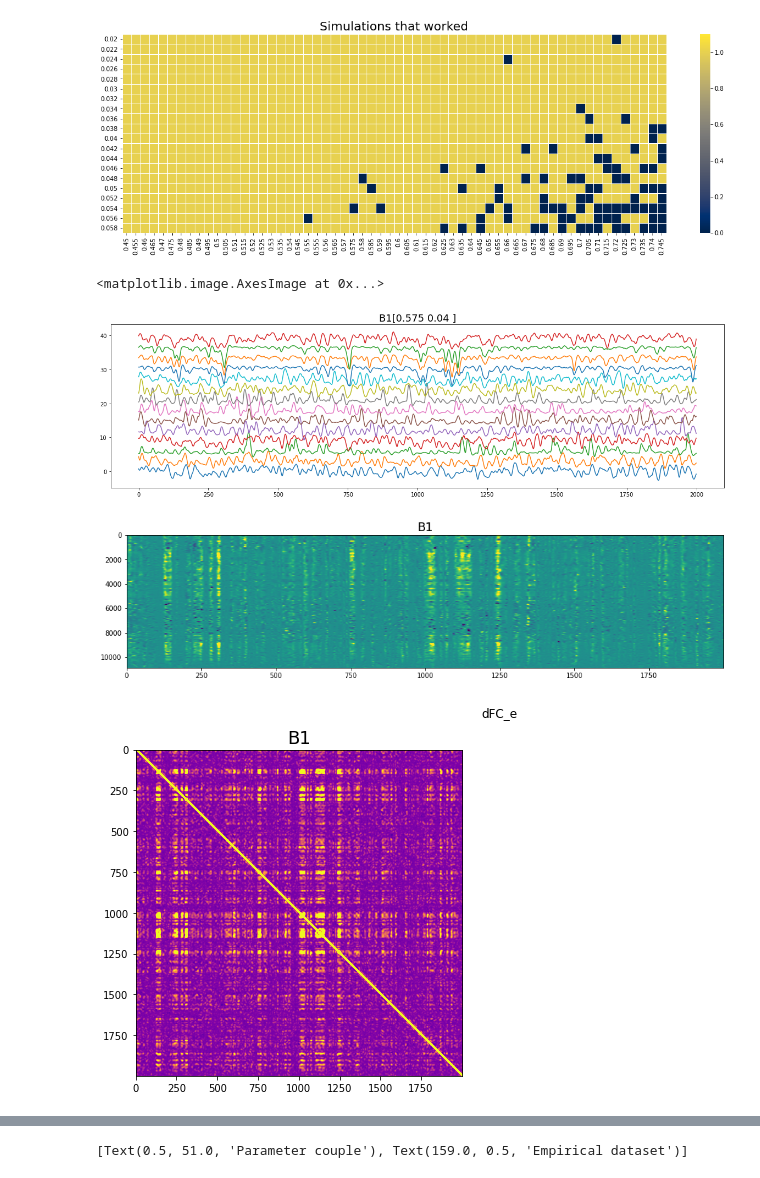
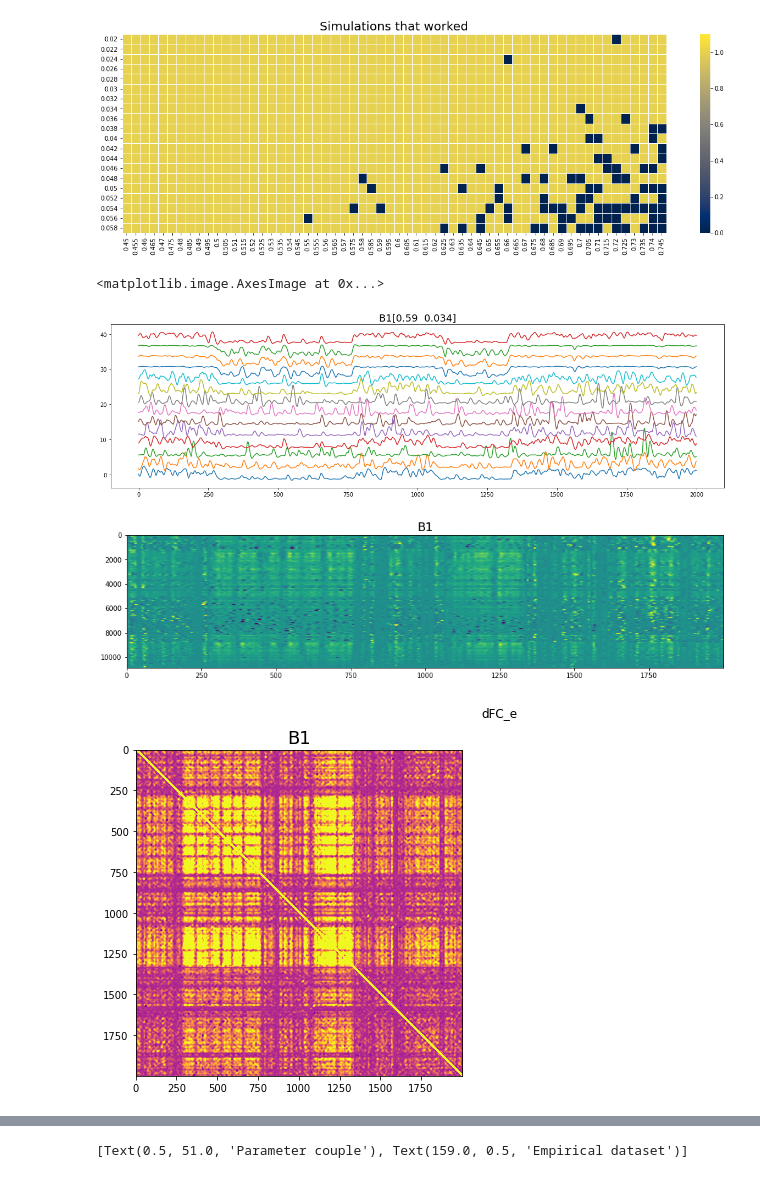
Before and after one commit to etienneguevel/etienne, a Jupyter notebook: notebooks/Study_simulations-Copy1.ipynb, the cells around one changed output, grey strips where cells are left out. Cells and saved outputs as stored; diff of their text form; code cells hidden in the pictures.

```diff
--- a/notebooks/Study_simulations-Copy1.ipynb
+++ b/notebooks/Study_simulations-Copy1.ipynb
@@ -303,10 +301,3 @@ path2='/home/etienne/data/dataXetien/'
 
 remove_roi=[55, 56, 57, 58, 59, 60, 61, 62, 63, 64, 65, 66, 67, 68, 69, 70, 71, 72, 73,
             129, 130,  131,  132,  133,  134,  135,  136,  137,  138,  139,  140, 141, 142, 143,144,145,146,147, 27, 101]
-# %%
-G=0.69
-N=0.04
-k=(np.where((param[:,0]==G)&(param[:,1]==N)))[0][0]
-B1=B[:,:,k]
-test=functional_hub(B1,nregions=8)
-regions.iloc[test,:]
@@ -398,32 +387,32 @@ ax=sns.heatmap(paramset.T,cmap='cividis',linewidths=.8,xticklabels=G_LIST,ytickl
 # %% [output]
 [figure]
 # %%
-G=0.575
-N=0.04
+G=0.59
+N=0.034
 k=(np.where((param[:,0]==G)&(param[:,1]==N)))[0][0]
 B1=B[:,:,k]
 plt.figure(figsize=(20,12))
 plt.subplot(211)
 plt.title('B1'+np.str(param[k,:]),fontsize=18)
 for i in range(14):
     plt.plot(stats.zscore(B1[:,i])+3*i)
 
 
 plt.figure(figsize=(16,8))
 plt.subplot(211)
 plt.title('B1',fontsize=18)
 plt.imshow(go_edge(B1).T,vmin=-2.5,vmax=2.5,aspect='auto')
 
 plt.figure(figsize=(14,6))
 plt.suptitle('dFC_e')
 plt.subplot(121)
 plt.title('B1',fontsize=18)
 plt.imshow(np.corrcoef(go_edge(B1)),cmap='plasma',vmax=0.2)
 # %% [output]
 <matplotlib.image.AxesImage at 0x...>
-[figure, old version]
+[figure, new version]
-[figure, old version]
+[figure, new version]
-[figure, old version]
+[figure, new version]
 # %%
 regions.iloc[functional_hub(B1),:]
 # %% [output]
```
Also changed, not shown: parts of 6 cells of this notebook, 7 other files.
